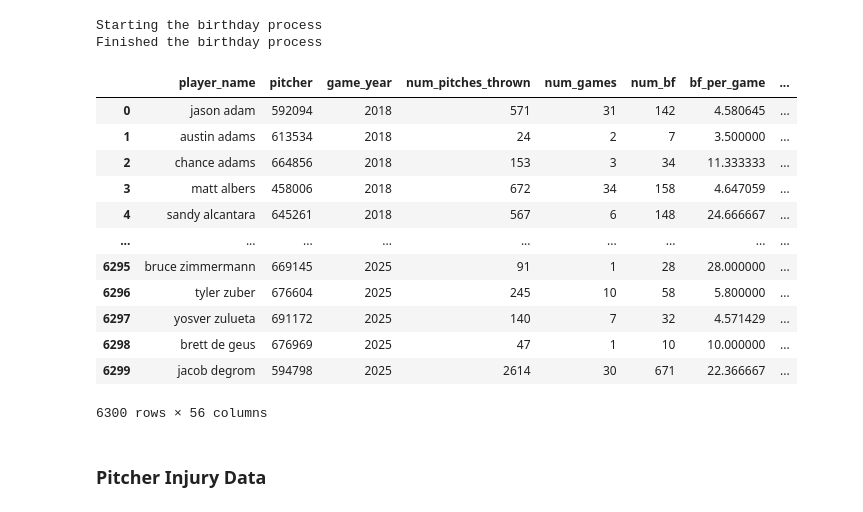
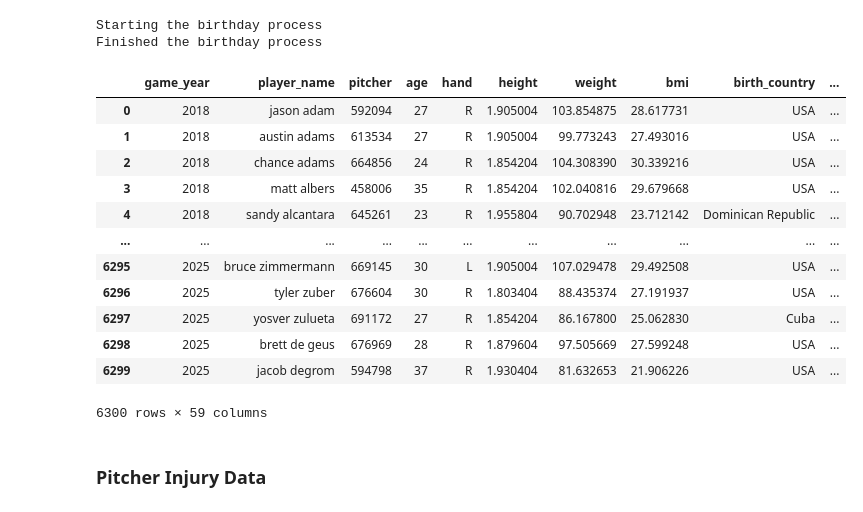
Before and after one commit to SatrunsDream/Workload-effect-on-pitcher-injury, a Jupyter notebook: EDA.ipynb, the cells around one changed output. Drawn from its saved outputs; the diff is of its cells as text; code cells hidden in the pictures.

```diff
--- a/EDA.ipynb
+++ b/EDA.ipynb
@@ -218,8 +218,8 @@ def load_year_data(year: int):
     for pitch in ['BB', 'FB', 'OS']:
         pitch_cols = [i for i in pitch_level_data.columns if i.startswith(pitch + '_')]
 
-        ## sets the data to 0 if the pitcher does NOT throw the pitch --> deals with those missing values that are MNAR
-        pitch_level_data.loc[pitch_level_data[f'{pitch}%'] == 0, pitch_cols] = 0
+        # ## sets the data to 0 if the pitcher does NOT throw the pitch --> deals with those missing values that are MNAR
+        # pitch_level_data.loc[pitch_level_data[f'{pitch}%'] == 0, pitch_cols] = 0
 
     final_df = final_df.merge(pitch_level_data, how='left', on=['player_name', 'pitcher', 'game_year']).copy()
 
@@ -296,30 +297,45 @@ Finished the birthday process
 # %%
 final_mlb_dataset = mlb_data.copy()
 final_mlb_dataset = final_mlb_dataset[final_mlb_dataset['pitcher'].isin(names_and_bdays['id'].unique())].reset_index(drop=True).copy()
 final_mlb_dataset = final_mlb_dataset.merge(names_and_bdays, how='left', left_on='pitcher', right_on='id').copy()
 final_mlb_dataset['age'] = final_mlb_dataset['game_year'] - final_mlb_dataset['birth_year'].astype(int) ## creates the age column
 final_mlb_dataset['height'] = final_mlb_dataset['height'] / 39.37 ## in to m
 final_mlb_dataset['weight'] = final_mlb_dataset['weight'] / 2.205 ## lbs to kgs
 final_mlb_dataset['bmi'] = final_mlb_dataset['weight'] / (final_mlb_dataset['height'] ** 2) ## bmi
 
+## adds an indicator if they threw a FB/BB/OS in that season
+final_mlb_dataset['threw_FB'] = final_mlb_dataset['FB%'].apply(lambda x: 1 if x > 0 else 0)
+final_mlb_dataset['threw_BB'] = final_mlb_dataset['BB%'].apply(lambda x: 1 if x > 0 else 0)
+final_mlb_dataset['threw_OS'] = final_mlb_dataset['OS%'].apply(lambda x: 1 if x > 0 else 0)
+
 ## changes the format of the name to be normalized
 final_mlb_dataset['player_name'] = final_mlb_dataset['player_name'].apply(lambda x: x.split(', ')[1].strip() + ' ' + x.split(', ')[0].strip()).str.lower()
 final_mlb_dataset = final_mlb_dataset.drop(columns=['id', 'birth_year']).copy()
+
+final_mlb_dataset = final_mlb_dataset[['game_year', 'player_name', 'pitcher', 'age', 'hand', 'height', 'weight', 'bmi', 'birth_country', 'pitcher_role',
+                                       'num_pitches_thrown', 'num_games', 'num_bf', 'bf_per_game', 'pitches_per_game', 'vrel_sd', 'hrel_sd',
+                                       'threw_FB', 'FB%', 'FB_avg_velo', 'FB_max_velo', 'FB_avg_hb', 'FB_max_hb', 'FB_avg_ivb', 'FB_max_ivb', 'FB_avg_spin', 'FB_max_spin',
+                                       'FB_avg_ext', 'FB_max_ext', 'FB_avg_spin_axis', 'FB_max_spin_axis',
+                                       'threw_BB', 'BB%', 'BB_avg_velo', 'BB_max_velo', 'BB_avg_hb', 'BB_max_hb', 'BB_avg_ivb', 'BB_max_ivb', 'BB_avg_spin', 'BB_max_spin',
+                                       'BB_avg_ext', 'BB_max_ext', 'BB_avg_spin_axis', 'BB_max_spin_axis',
+                                       'threw_OS', 'OS%', 'OS_avg_velo', 'OS_max_velo', 'OS_avg_hb', 'OS_max_hb', 'OS_avg_ivb', 'OS_max_ivb', 'OS_avg_spin', 'OS_max_spin',
+                                       'OS_avg_ext', 'OS_max_ext', 'OS_avg_spin_axis', 'OS_max_spin_axis',
+                                       ]].copy()
 final_mlb_dataset
 # %% [output]
-|  | player_name | pitcher | game_year | num_pitches_thrown | num_games | num_bf | bf_per_game | ... |
-| 0 | jason adam | 592094 | 2018 | 571 | 31 | 142 | 4.580645 | ... |
-| 1 | austin adams | 613534 | 2018 | 24 | 2 | 7 | 3.500000 | ... |
-| 2 | chance adams | 664856 | 2018 | 153 | 3 | 34 | 11.333333 | ... |
-| 3 | matt albers | 458006 | 2018 | 672 | 34 | 158 | 4.647059 | ... |
-| 4 | sandy alcantara | 645261 | 2018 | 567 | 6 | 148 | 24.666667 | ... |
-| ... | ... | ... | ... | ... | ... | ... | ... | ... |
-| 6295 | bruce zimmermann | 669145 | 2025 | 91 | 1 | 28 | 28.000000 | ... |
-| 6296 | tyler zuber | 676604 | 2025 | 245 | 10 | 58 | 5.800000 | ... |
-| 6297 | yosver zulueta | 691172 | 2025 | 140 | 7 | 32 | 4.571429 | ... |
-| 6298 | brett de geus | 676969 | 2025 | 47 | 1 | 10 | 10.000000 | ... |
-| 6299 | jacob degrom | 594798 | 2025 | 2614 | 30 | 671 | 22.366667 | ... |
+|  | game_year | player_name | pitcher | age | hand | height | weight | bmi | birth_country | ... |
+| 0 | 2018 | jason adam | 592094 | 27 | R | 1.905004 | 103.854875 | 28.617731 | USA | ... |
+| 1 | 2018 | austin adams | 613534 | 27 | R | 1.905004 | 99.773243 | 27.493016 | USA | ... |
+| 2 | 2018 | chance adams | 664856 | 24 | R | 1.854204 | 104.308390 | 30.339216 | USA | ... |
+| 3 | 2018 | matt albers | 458006 | 35 | R | 1.854204 | 102.040816 | 29.679668 | USA | ... |
+| 4 | 2018 | sandy alcantara | 645261 | 23 | R | 1.955804 | 90.702948 | 23.712142 | Dominican Republic | ... |
+| ... | ... | ... | ... | ... | ... | ... | ... | ... | ... | ... |
+| 6295 | 2025 | bruce zimmermann | 669145 | 30 | L | 1.905004 | 107.029478 | 29.492508 | USA | ... |
+| 6296 | 2025 | tyler zuber | 676604 | 30 | R | 1.803404 | 88.435374 | 27.191937 | USA | ... |
+| 6297 | 2025 | yosver zulueta | 691172 | 27 | R | 1.854204 | 86.167800 | 25.062830 | Cuba | ... |
+| 6298 | 2025 | brett de geus | 676969 | 28 | R | 1.879604 | 97.505669 | 27.599248 | USA | ... |
+| 6299 | 2025 | jacob degrom | 594798 | 37 | R | 1.930404 | 81.632653 | 21.906226 | USA | ... |
-6300 rows × 56 columns
+6300 rows × 59 columns
 # %% [markdown]
 ### Pitcher Injury Data
 # %%
```
Also changed, not shown: parts of 14 cells of this notebook, 7 other files.
